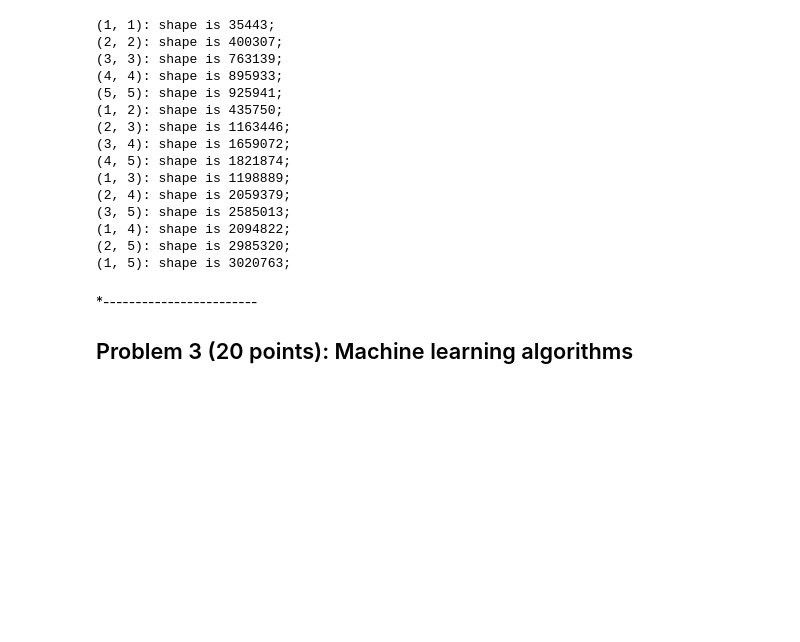
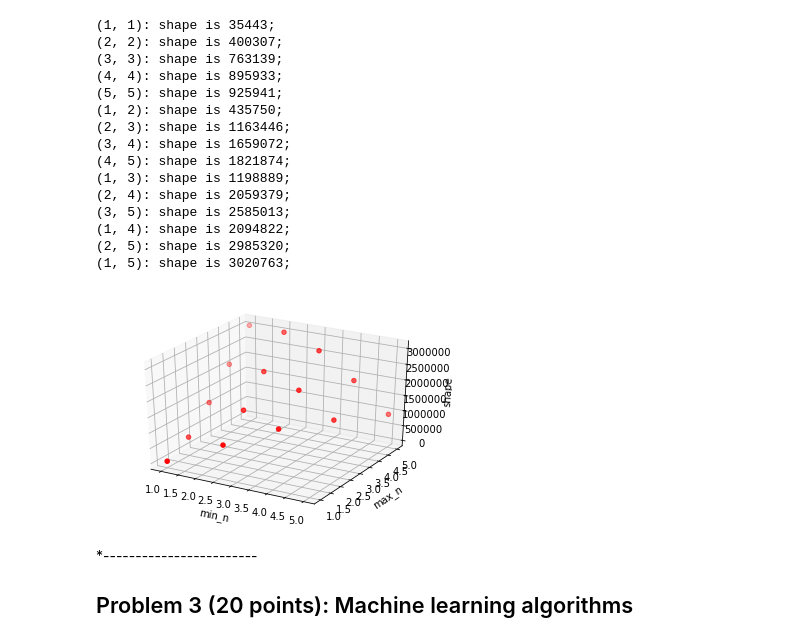
Before and after one commit to tianhaopx/Case-Study-of-Data-Science, a Jupyter notebook: CaseStudy3/CaseStudy3.ipynb, the cells around one changed output. Drawn from its saved outputs; the diff is of its cells as text; code cells hidden in the pictures; blank space fills up the shorter version.

```diff
--- a/CaseStudy3/CaseStudy3.ipynb
+++ b/CaseStudy3/CaseStudy3.ipynb
@@ -240,18 +240,20 @@ for tuple in ngram_range_value:
 # %%
 import matplotlib.pyplot as plt
 from mpl_toolkits.mplot3d import Axes3D
 
 x_list = [1,2,3,4,5,1,2,3,4,1,2,3,1,2,1]
 y_list = [1,2,3,4,5,2,3,4,5,3,4,5,4,5,5]
 ax = plt.figure().add_subplot(111, projection = '3d')
 
-ax.scatter(x_list, y_list, z_list, c = 'r', marker = '^')
+ax.scatter(x_list, y_list, z_list, c = 'r')
 
 ax.set_xlabel('min_n')
 ax.set_ylabel('max_n')
 ax.set_zlabel('shape')
 
 plt.show()
+# %% [output]
+[figure, added]
 # %% [markdown]
 *------------------------
 
```
